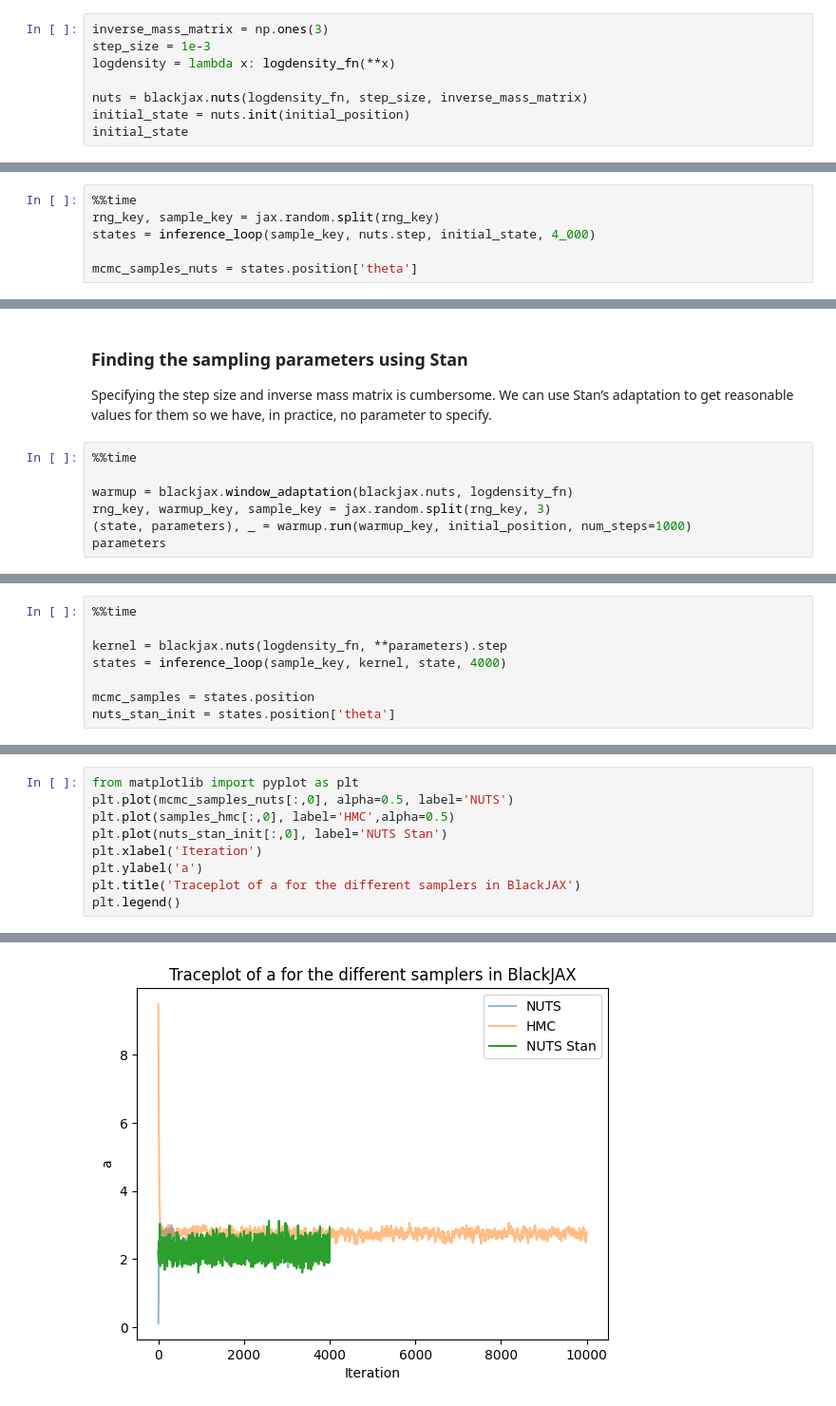
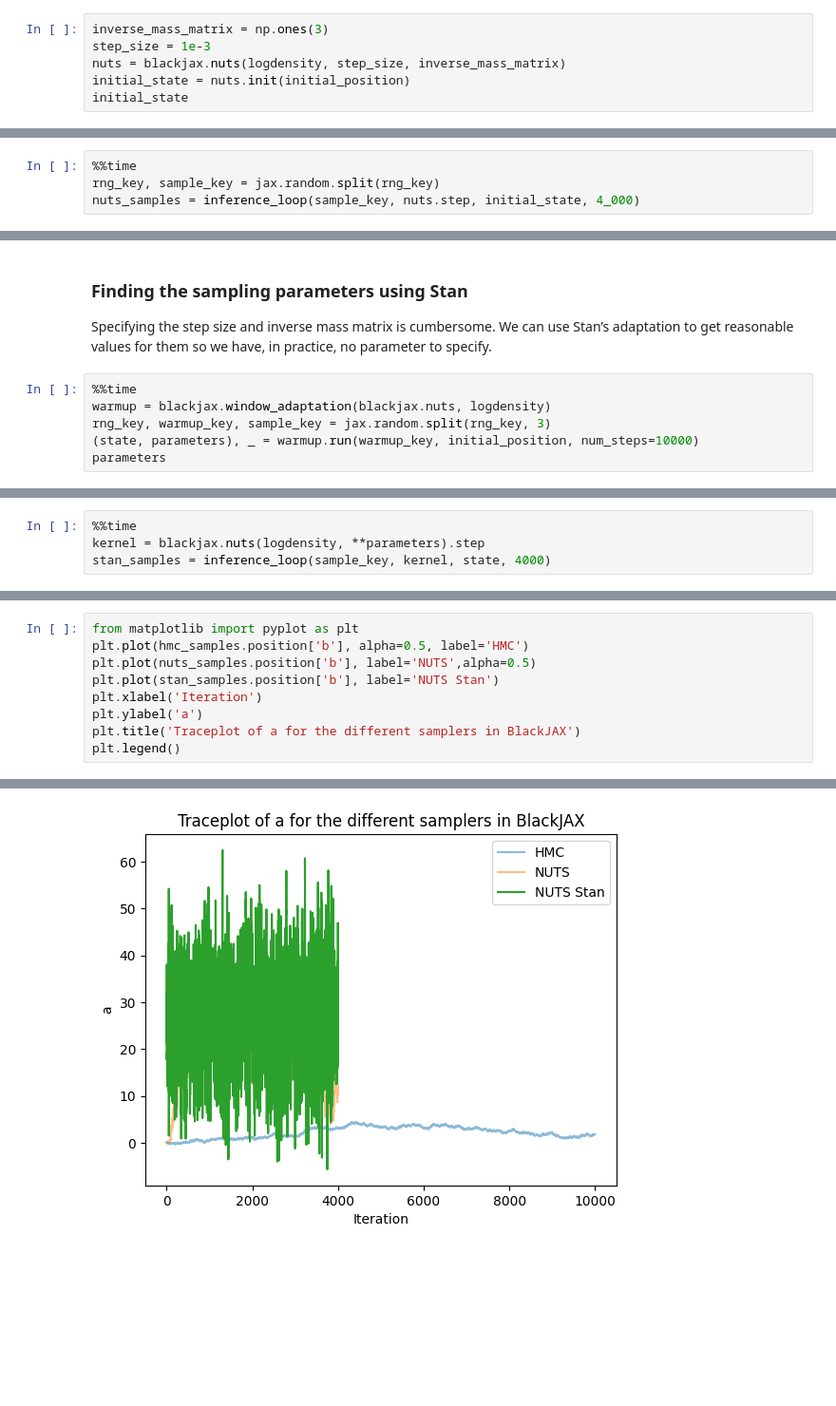
Before and after one commit to oduerr/da, a Jupyter notebook: python/hello_blackjax.ipynb, the cells around one changed output, grey strips where cells are left out. Shown at 95% size. Cells and saved outputs as stored; diff of their text form; blank space fills up the shorter version.

```diff
--- a/python/hello_blackjax.ipynb
+++ b/python/hello_blackjax.ipynb
@@ -126,9 +149,7 @@ NUTS is a dynamic algorithm: the number of integration steps is determined at ru
 # %%
 inverse_mass_matrix = np.ones(3)
 step_size = 1e-3
-logdensity = lambda x: logdensity_fn(**x)
-
-nuts = blackjax.nuts(logdensity_fn, step_size, inverse_mass_matrix)
+nuts = blackjax.nuts(logdensity, step_size, inverse_mass_matrix)
 initial_state = nuts.init(initial_position)
 initial_state
 # %% [output]
@@ -136,7 +157,5 @@ HMCState(position={'theta': Array([0., 0., 1.], dtype=float32)}, logdensity=Arra
 # %%
 %%time
 rng_key, sample_key = jax.random.split(rng_key)
-states = inference_loop(sample_key, nuts.step, initial_state, 4_000)
-
-mcmc_samples_nuts = states.position['theta']
+nuts_samples = inference_loop(sample_key, nuts.step, initial_state, 4_000)
 # %% [output]
@@ -160,9 +167,8 @@ Array([[1.1140761e-01, 3.1927535e-03, 1.3276500e+00],
 Specifying the step size and inverse mass matrix is cumbersome. We can use Stan’s adaptation to get reasonable values for them so we have, in practice, no parameter to specify.
 # %%
 %%time
-
-warmup = blackjax.window_adaptation(blackjax.nuts, logdensity_fn)
+warmup = blackjax.window_adaptation(blackjax.nuts, logdensity)
 rng_key, warmup_key, sample_key = jax.random.split(rng_key, 3)
-(state, parameters), _ = warmup.run(warmup_key, initial_position, num_steps=1000)
+(state, parameters), _ = warmup.run(warmup_key, initial_position, num_steps=10000)
 parameters
 # %% [output]
@@ -173,9 +179,5 @@ Wall time: 1.4 s
 # %%
 %%time
-
-kernel = blackjax.nuts(logdensity_fn, **parameters).step
-states = inference_loop(sample_key, kernel, state, 4000)
-
-mcmc_samples = states.position
-nuts_stan_init = states.position['theta']
+kernel = blackjax.nuts(logdensity, **parameters).step
+stan_samples = inference_loop(sample_key, kernel, state, 4000)
 # %% [output]
@@ -183,13 +185,13 @@ CPU times: user 882 ms, sys: 84.8 ms, total: 967 ms
 Wall time: 1.05 s
 # %%
 from matplotlib import pyplot as plt
-plt.plot(mcmc_samples_nuts[:,0], alpha=0.5, label='NUTS')
-plt.plot(samples_hmc[:,0], label='HMC',alpha=0.5)
-plt.plot(nuts_stan_init[:,0], label='NUTS Stan')
+plt.plot(hmc_samples.position['b'], alpha=0.5, label='HMC')
+plt.plot(nuts_samples.position['b'], label='NUTS',alpha=0.5)
+plt.plot(stan_samples.position['b'], label='NUTS Stan')
 plt.xlabel('Iteration')
 plt.ylabel('a')
 plt.title('Traceplot of a for the different samplers in BlackJAX')
 plt.legend()
 # %% [output]
 <matplotlib.legend.Legend at 0x...>
-[figure, old version]
+[figure, new version]
```
Also changed, not shown: parts of 32 cells of this notebook, 1 other file.
